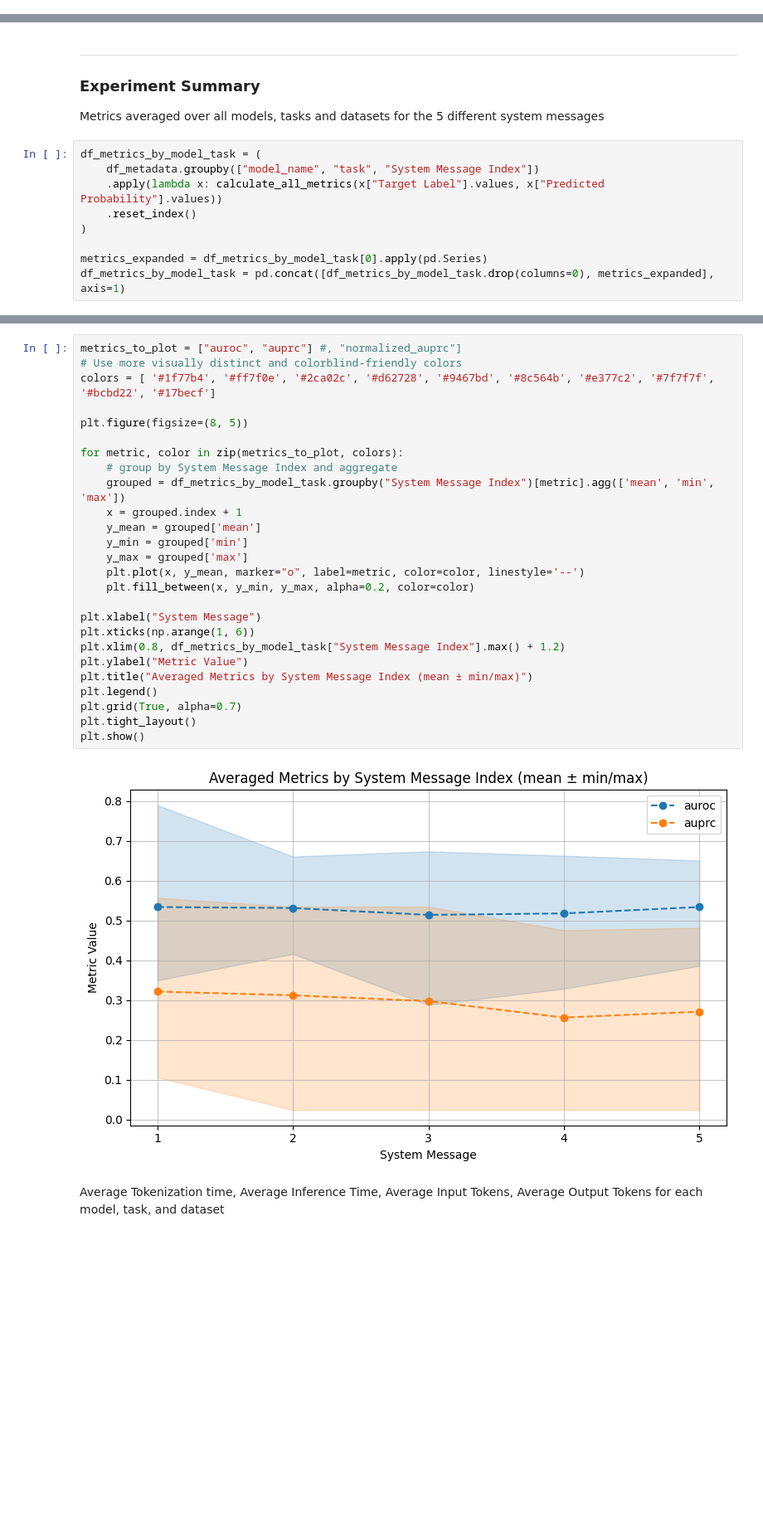
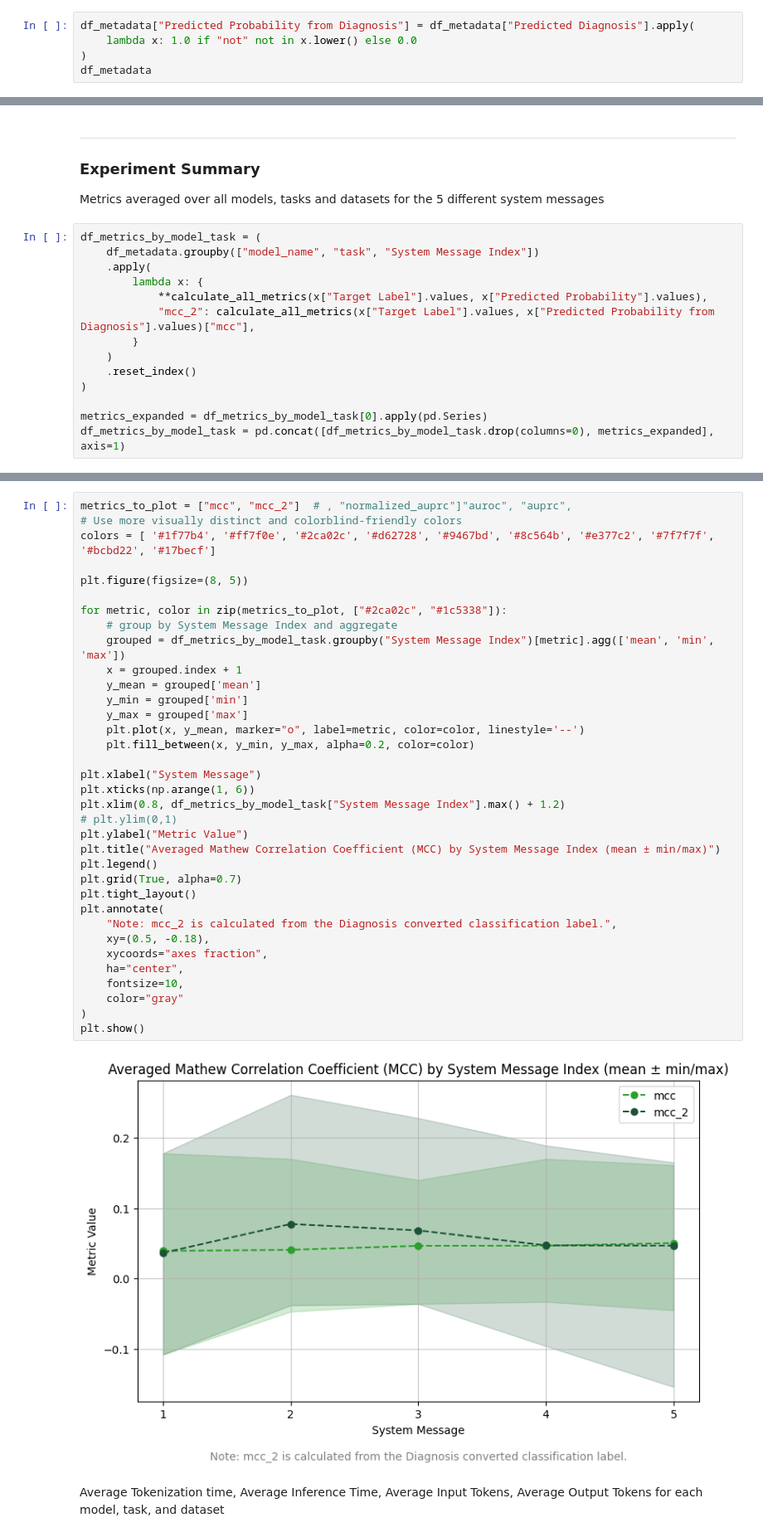
Before and after one commit to j4nberner/pulse, a Jupyter notebook: notebooks/analyze_llm_sys_msgs.ipynb, the cells around one changed output, grey strips where cells are left out. Shown at 83% size. Drawn from its saved outputs; the diff is of its cells as text; blank space fills up the shorter version.

```diff
--- a/notebooks/analyze_llm_sys_msgs.ipynb
+++ b/notebooks/analyze_llm_sys_msgs.ipynb
@@ -250,0 +303,5 @@ Model Name: Gemma3, Task: aki, Dataset: eicu, Timestamp: 20250616_135330
+# %%
+df_metadata["Predicted Probability from Diagnosis"] = df_metadata["Predicted Diagnosis"].apply(
+    lambda x: 1.0 if "not" not in x.lower() else 0.0
+)
+df_metadata
@@ -255,7 +326,12 @@ Metrics averaged over all models, tasks and datasets for the 5 different system
 # %%
 df_metrics_by_model_task = (
     df_metadata.groupby(["model_name", "task", "System Message Index"])
-    .apply(lambda x: calculate_all_metrics(x["Target Label"].values, x["Predicted Probability"].values))
+    .apply(
+        lambda x: {
+            **calculate_all_metrics(x["Target Label"].values, x["Predicted Probability"].values),
+            "mcc_2": calculate_all_metrics(x["Target Label"].values, x["Predicted Probability from Diagnosis"].values)["mcc"],
+        }
+    )
     .reset_index()
 )
 
@@ -284,31 +416,40 @@ df_metrics_by_model_task
 # %%
-metrics_to_plot = ["auroc", "auprc"] #, "normalized_auprc"]
+metrics_to_plot = ["mcc", "mcc_2"]  # , "normalized_auprc"]"auroc", "auprc",
 # Use more visually distinct and colorblind-friendly colors
 colors = [ '#1f77b4', '#ff7f0e', '#2ca02c', '#d62728', '#9467bd', '#8c564b', '#e377c2', '#7f7f7f', '#bcbd22', '#17becf']
 
 plt.figure(figsize=(8, 5))
 
-for metric, color in zip(metrics_to_plot, colors):
+for metric, color in zip(metrics_to_plot, ["#2ca02c", "#1c5338"]):
     # group by System Message Index and aggregate
     grouped = df_metrics_by_model_task.groupby("System Message Index")[metric].agg(['mean', 'min', 'max'])
     x = grouped.index + 1
     y_mean = grouped['mean']
     y_min = grouped['min']
     y_max = grouped['max']
     plt.plot(x, y_mean, marker="o", label=metric, color=color, linestyle='--')
     plt.fill_between(x, y_min, y_max, alpha=0.2, color=color)
 
 plt.xlabel("System Message")
 plt.xticks(np.arange(1, 6))
 plt.xlim(0.8, df_metrics_by_model_task["System Message Index"].max() + 1.2)
+# plt.ylim(0,1)
 plt.ylabel("Metric Value")
-plt.title("Averaged Metrics by System Message Index (mean ± min/max)")
+plt.title("Averaged Mathew Correlation Coefficient (MCC) by System Message Index (mean ± min/max)")
 plt.legend()
 plt.grid(True, alpha=0.7)
 plt.tight_layout()
+plt.annotate(
+    "Note: mcc_2 is calculated from the Diagnosis converted classification label.",
+    xy=(0.5, -0.18),
+    xycoords="axes fraction",
+    ha="center",
+    fontsize=10,
+    color="gray"
+)
 plt.show()
 # %% [output]
-[figure, old version]
+[figure, new version]
 # %% [markdown]
 Average Tokenization time, Average Inference Time, Average Input Tokens, Average Output Tokens for each model, task, and dataset
 # %%
```
Also changed, not shown: parts of 23 cells of this notebook, 6 other files.
